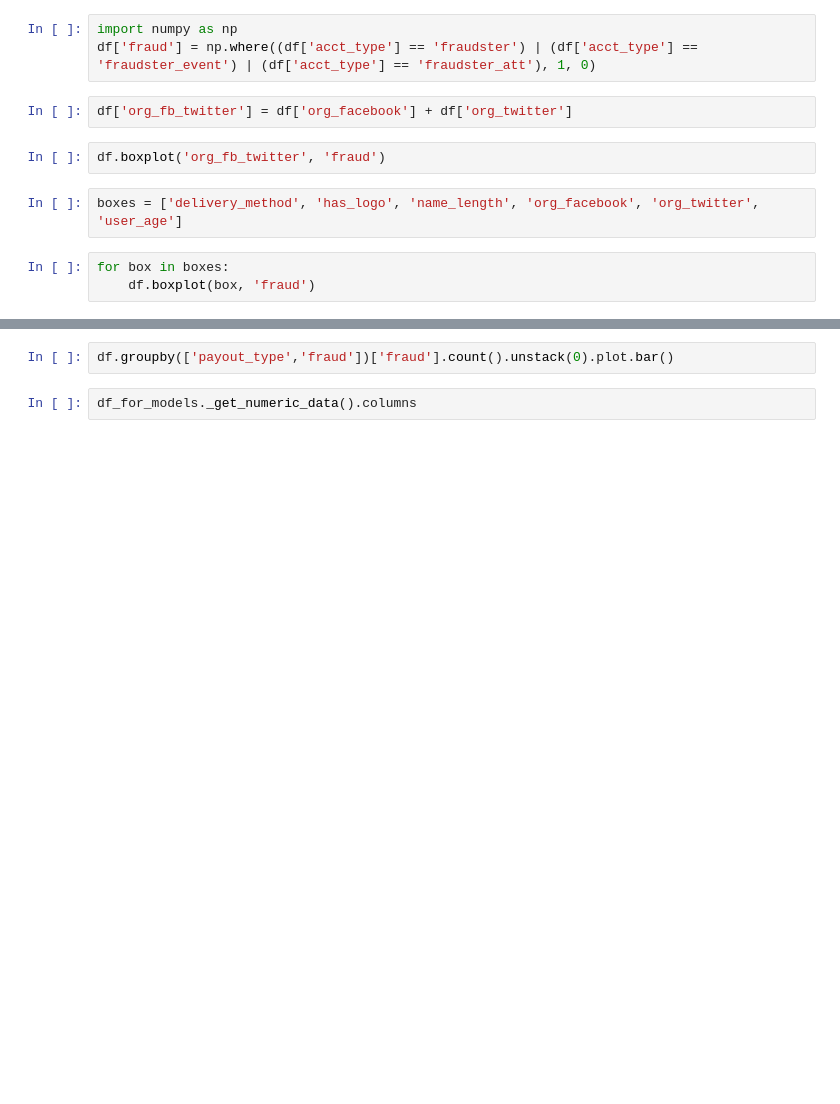
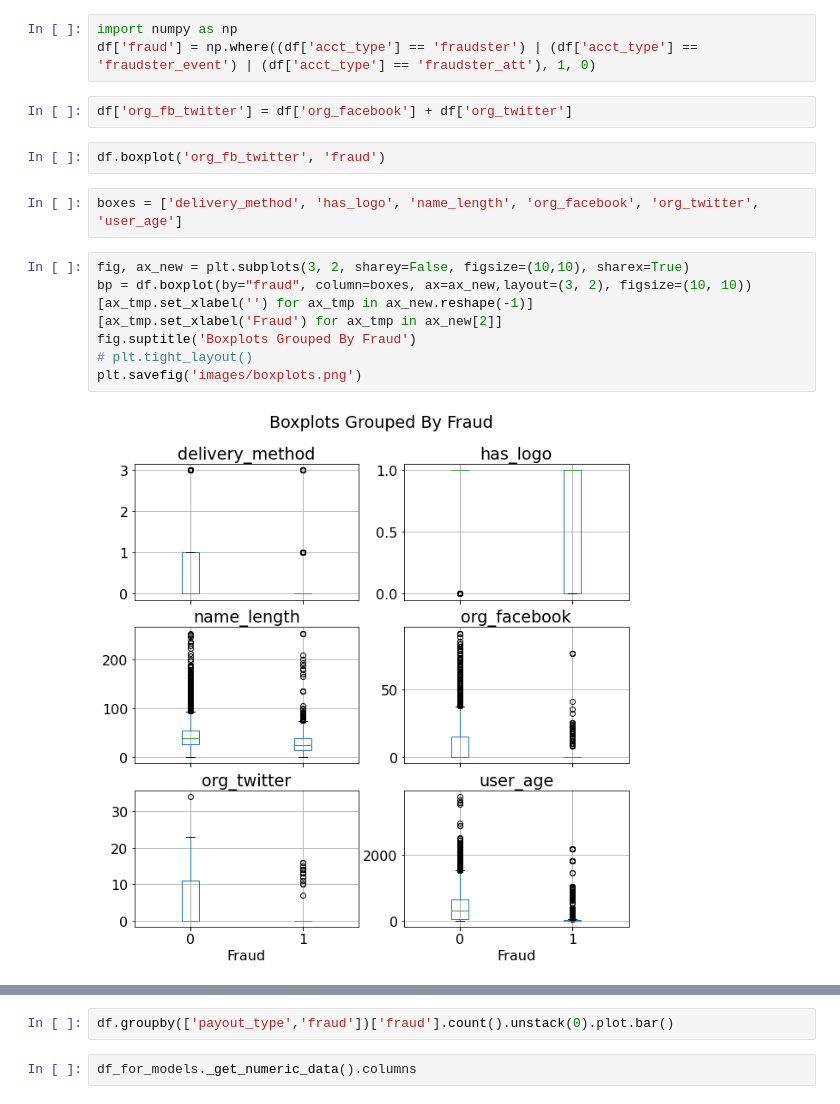
Before and after one commit to jlan84/fraud-detection, a Jupyter notebook: mw_FraudCaseStudyOverview.ipynb, the cells around one changed output, grey strips where cells are left out. Saved outputs shown, nothing was run; the diff lists cells and outputs as text; blank space fills up the shorter version.

Commit message:
boxplots

```diff
--- a/mw_FraudCaseStudyOverview.ipynb
+++ b/mw_FraudCaseStudyOverview.ipynb
@@ -118,6 +114,13 @@ df['org_fb_twitter'] = df['org_facebook'] + df['org_twitter']
 df.boxplot('org_fb_twitter', 'fraud')
 # %%
 boxes = ['delivery_method', 'has_logo', 'name_length', 'org_facebook', 'org_twitter', 'user_age']
-# %%
-for box in boxes:
-    df.boxplot(box, 'fraud')
+# %%
+fig, ax_new = plt.subplots(3, 2, sharey=False, figsize=(10,10), sharex=True)
+bp = df.boxplot(by="fraud", column=boxes, ax=ax_new,layout=(3, 2), figsize=(10, 10))
+[ax_tmp.set_xlabel('') for ax_tmp in ax_new.reshape(-1)]
+[ax_tmp.set_xlabel('Fraud') for ax_tmp in ax_new[2]]
+fig.suptitle('Boxplots Grouped By Fraud')
+# plt.tight_layout()
+plt.savefig('images/boxplots.png')
+# %% [output]
+[figure, added]
```
Also changed, not shown: parts of 8 cells of this notebook, 4 other files.
